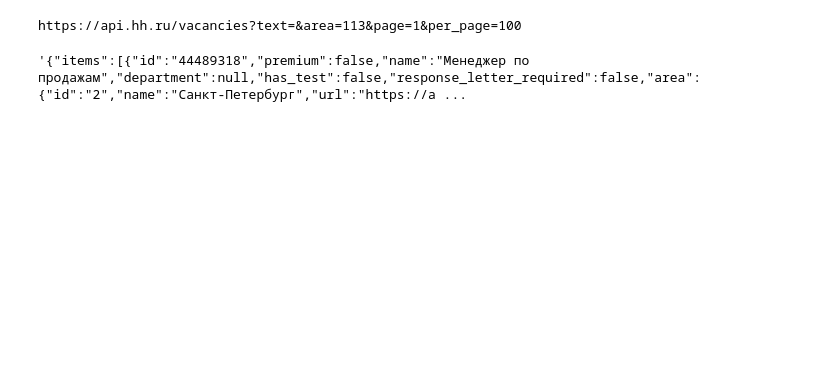
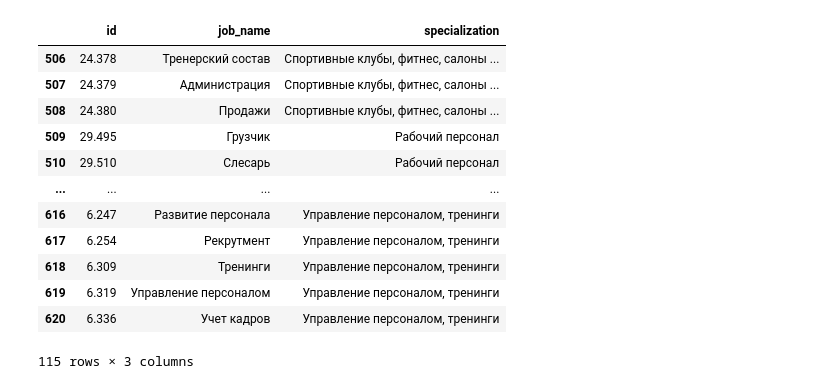
Before and after one commit to TimurSamigulin/job_classification, a Jupyter notebook: vacancy_parcer.ipynb, the cells around one changed output. Drawn from its saved outputs; the diff is of its cells as text; code cells hidden in the pictures; blank space fills up the shorter version.

Commit message:
update vacancy parser
Написал функцию для парсинга всех вакансий, их id, и краткого описания требований и обязанностей

```diff
--- a/vacancy_parcer.ipynb
+++ b/vacancy_parcer.ipynb
@@ -33,6 +7,0 @@ class Vacancy():
-# %%
-vacancy = Vacancy()
-vacancy.get_page('', 1)
-# %% [output]
-https://api.hh.ru/vacancies?text=&area=113&page=1&per_page=100
-'{"items":[{"id":"44489318","premium":false,"name":"Менеджер по продажам","department":null,"has_test":false,"response_letter_required":false,"area":{"id":"2","name":"Санкт-Петербург","url":"https://a ...
@@ -38,0 +97,18 @@ https://api.hh.ru/vacancies?text=&area=113&page=1&per_page=100
+# %%
+jobs = pd.read_csv('data/hh_jobs.csv')
+# %%
+jobs.iloc[506:]
+# %% [output]
+|  | id | job_name | specialization |
+| 506 | 24.378 | Тренерский состав | Спортивные клубы, фитнес, салоны ... |
+| 507 | 24.379 | Администрация | Спортивные клубы, фитнес, салоны ... |
+| 508 | 24.380 | Продажи | Спортивные клубы, фитнес, салоны ... |
+| 509 | 29.495 | Грузчик | Рабочий персонал |
+| 510 | 29.510 | Слесарь | Рабочий персонал |
+| ... | ... | ... | ... |
+| 616 | 6.247 | Развитие персонала | Управление персоналом, тренинги |
+| 617 | 6.254 | Рекрутмент | Управление персоналом, тренинги |
+| 618 | 6.309 | Тренинги | Управление персоналом, тренинги |
+| 619 | 6.319 | Управление персоналом | Управление персоналом, тренинги |
+| 620 | 6.336 | Учет кадров | Управление персоналом, тренинги |
+115 rows × 3 columns
```
Also changed, not shown: parts of 7 cells of this notebook, 1 other file.
